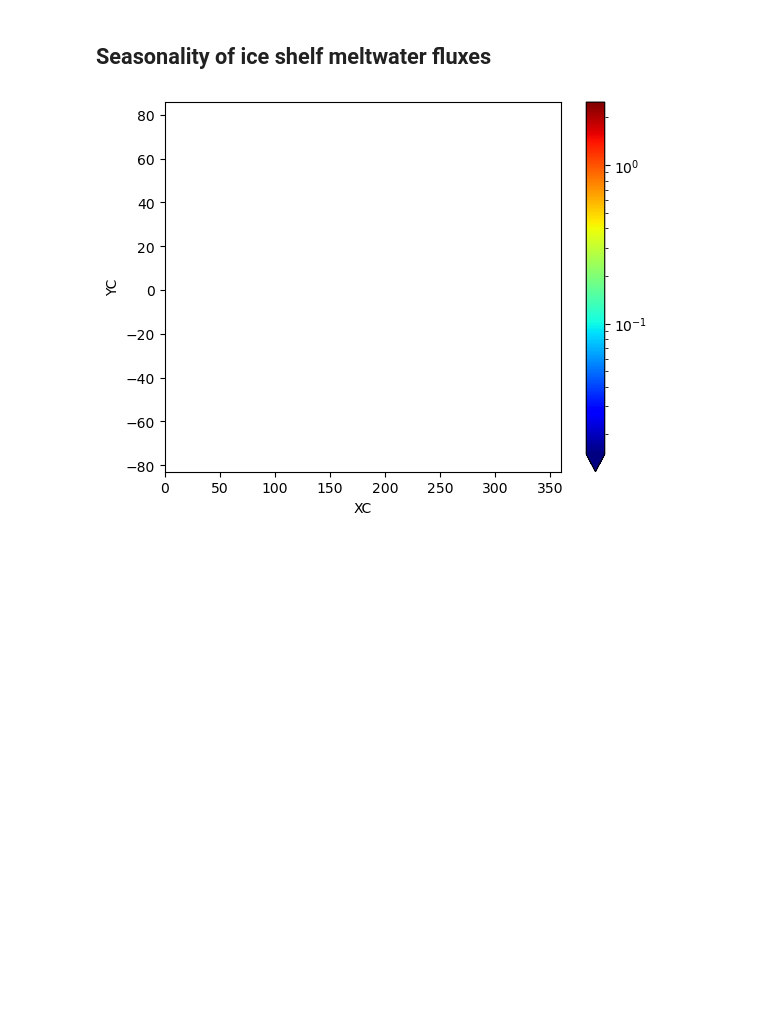
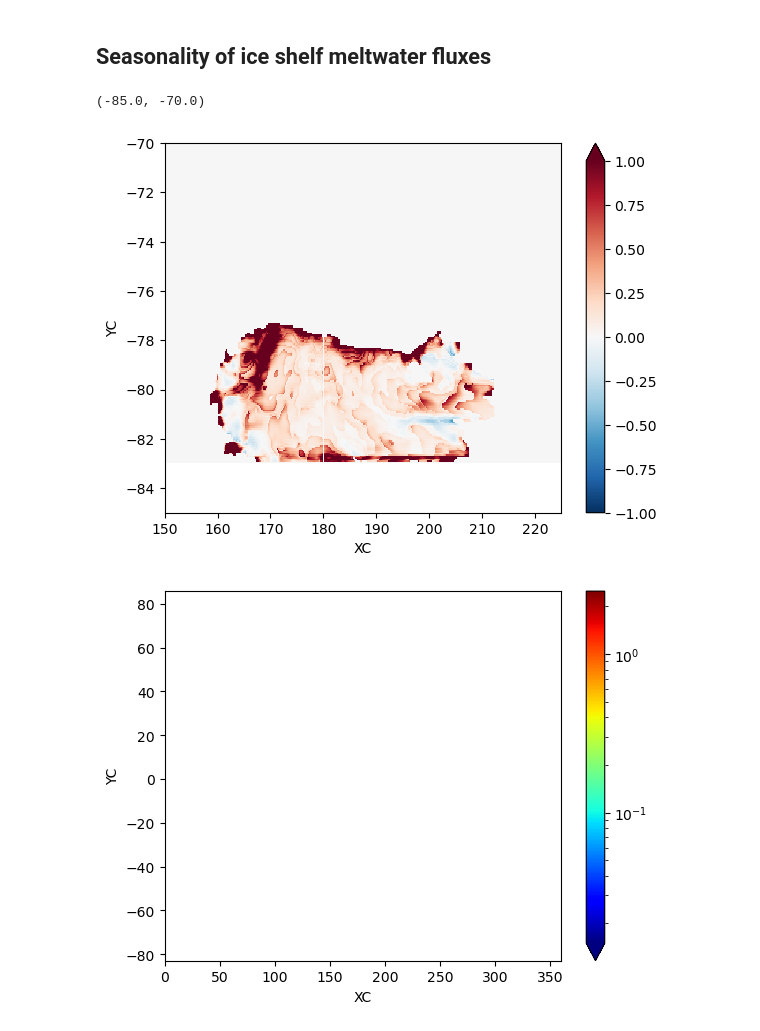
Before and after one commit to keturner8/BGOSE_iceshelves, a Jupyter notebook: seasonal_cycles_BGOSE6.ipynb, the cells around one changed output. Drawn from its saved outputs; the diff is of its cells as text; code cells hidden in the pictures; blank space fills up the shorter version.

```diff
--- a/seasonal_cycles_BGOSE6.ipynb
+++ b/seasonal_cycles_BGOSE6.ipynb
@@ -357,5 +357,12 @@ SHI_detrended = ml.trend.linear_detrend(ds1.SHIfwFlx[13:,:,:])
 seasonal_model, resid = ml.trend.seasonal_model(SHI_detrended, return_model=True)
 seasonal_model2 = seasonal_model.groupby(seasonal_model.time.dt.month).mean()
+# %%
+(m_per_year * idx_RS * ds1.SHIfwFlx[24:,:,:].mean(dim='time')).plot(vmin=-1, vmax=1, cmap="RdBu_r")
+plt.xlim([150, 360-135])
+plt.ylim([-85, -70])
+# %% [output]
+(-85.0, -70.0)
+[figure, added]
 # %%
 seasonal_amp = seasonal_model2.max(dim='month') - seasonal_model2.min(dim='month')
 # %%
```
Also changed, not shown: parts of 1 cell of this notebook, 11 other files.
